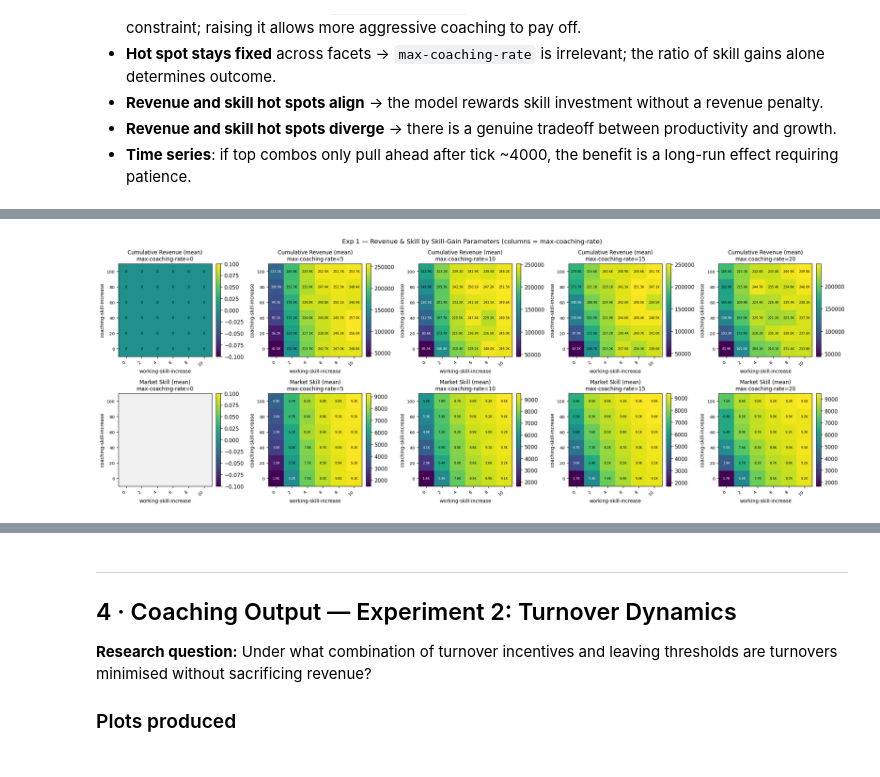
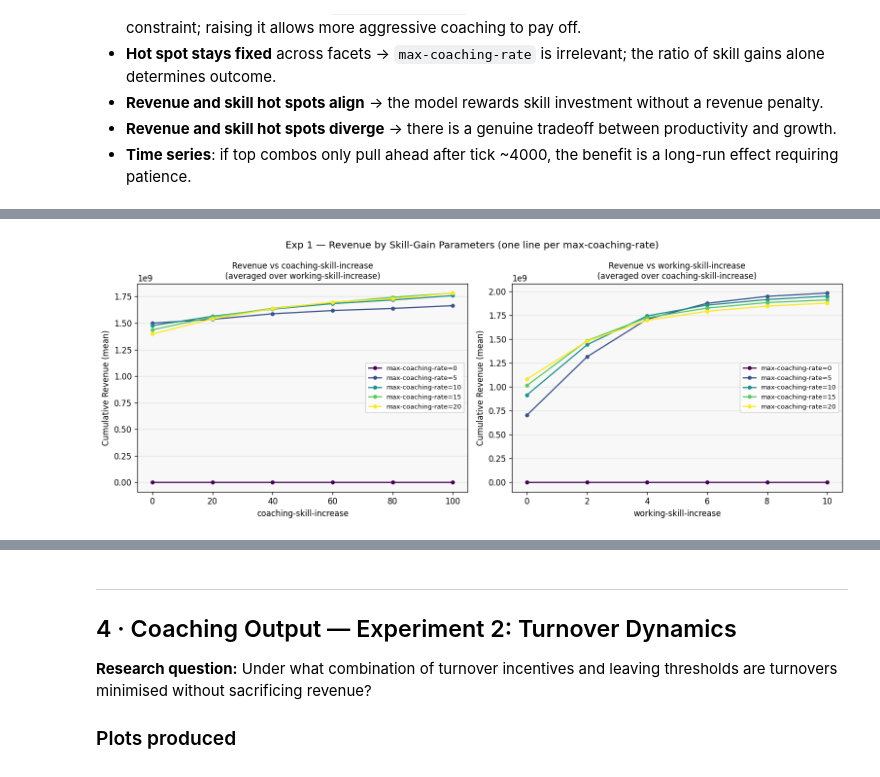
Before and after one commit to ielpo/computer-simulation, a Jupyter notebook: experiment_analysis.ipynb, the cells around one changed output, grey strips where cells are left out. Drawn from its saved outputs; the diff is of its cells as text; code cells hidden in the pictures.

```diff
--- a/experiment_analysis.ipynb
+++ b/experiment_analysis.ipynb
@@ -629,28 +641,42 @@ Loading coaching-output-exp1 ...
 | 3 | 4 | 8000 | 60 | 0 | 0 | 0.0 | ... |
 | 4 | 5 | 8000 | 80 | 0 | 0 | 0.0 | ... |
 # %%
-# Faceted heatmaps: coaching-skill-increase × working-skill-increase
-# Rows: cumulative revenue | market skill mean
-# Columns: one panel per max-coaching-rate level
+fig, axes = plt.subplots(1, 2, figsize=(13, 5))
+fig.patch.set_facecolor('white')
 
-metrics1  = ['cum_rev_mean', 'skill_mean']
-mlabels1  = ['Cumulative Revenue (mean)', 'Market Skill (mean)']
+coaching_rates = sorted(df1['max-coaching-rate'].unique())
+cmap_fn = plt.get_cmap(CMAP)
+colors  = [cmap_fn(i / max(len(coaching_rates) - 1, 1)) for i in range(len(coaching_rates))]
 
-fig1 = make_faceted_heatmaps(
-    df1,
-    x_param      = 'working-skill-increase',
-    y_param      = 'coaching-skill-increase',
-    facet_param  = 'max-coaching-rate',
-    metrics      = metrics1,
-    metric_labels= mlabels1,
-)
-fig1.suptitle(
-    "Exp 1 — Revenue & Skill by Skill-Gain Parameters (columns = max-coaching-rate)",
-    y=1.02, fontsize=12
-)
+for rate, color in zip(coaching_rates, colors):
+    sub = df1[df1['max-coaching-rate'] == rate]
+    label = f"max-coaching-rate={rate:.3g}"
+    # Left: coaching-skill-increase → revenue (averaged over working-skill-increase)
+    s1 = sub.groupby('coaching-skill-increase')['cum_rev_mean'].mean()
+    axes[0].plot(s1.index, s1.values, marker='o', markersize=4, color=color, label=label)
+    # Right: working-skill-increase → revenue (averaged over coaching-skill-increase)
+    s2 = sub.groupby('working-skill-increase')['cum_rev_mean'].mean()
+    axes[1].plot(s2.index, s2.values, marker='o', markersize=4, color=color, label=label)
+
+axes[0].set_xlabel('coaching-skill-increase', fontsize=10)
+axes[0].set_ylabel('Cumulative Revenue (mean)', fontsize=10)
+axes[0].set_title('Revenue vs coaching-skill-increase\n(averaged over working-skill-increase)', fontsize=10)
+axes[0].set_facecolor('#f8f8f8')
+axes[0].legend(fontsize=8, loc='best', framealpha=0.8)
+axes[0].grid(axis='y', alpha=0.3)
+
+axes[1].set_xlabel('working-skill-increase', fontsize=10)
+axes[1].set_ylabel('Cumulative Revenue (mean)', fontsize=10)
+axes[1].set_title('Revenue vs working-skill-increase\n(averaged over coaching-skill-increase)', fontsize=10)
+axes[1].set_facecolor('#f8f8f8')
+axes[1].legend(fontsize=8, loc='best', framealpha=0.8)
+axes[1].grid(axis='y', alpha=0.3)
+
+fig.suptitle('Exp 1 — Revenue by Skill-Gain Parameters (one line per max-coaching-rate)', fontsize=12)
+plt.tight_layout()
 plt.show()
 # %% [output]
-[figure, old version]
+[figure, new version]
 # %%
 # Time series: top 3 vs bottom 3 runs by final cumulative revenue
 top3_ids  = df1.nlargest(3,  'cum_rev_mean')['run'].tolist()
```
Also changed, not shown: parts of 21 cells of this notebook.
